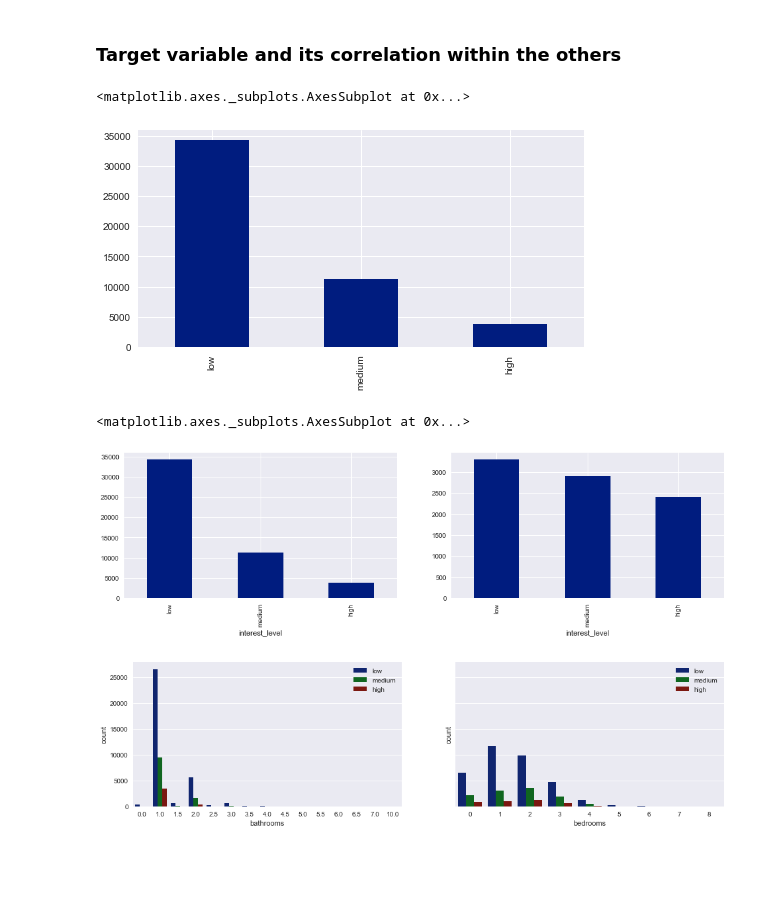
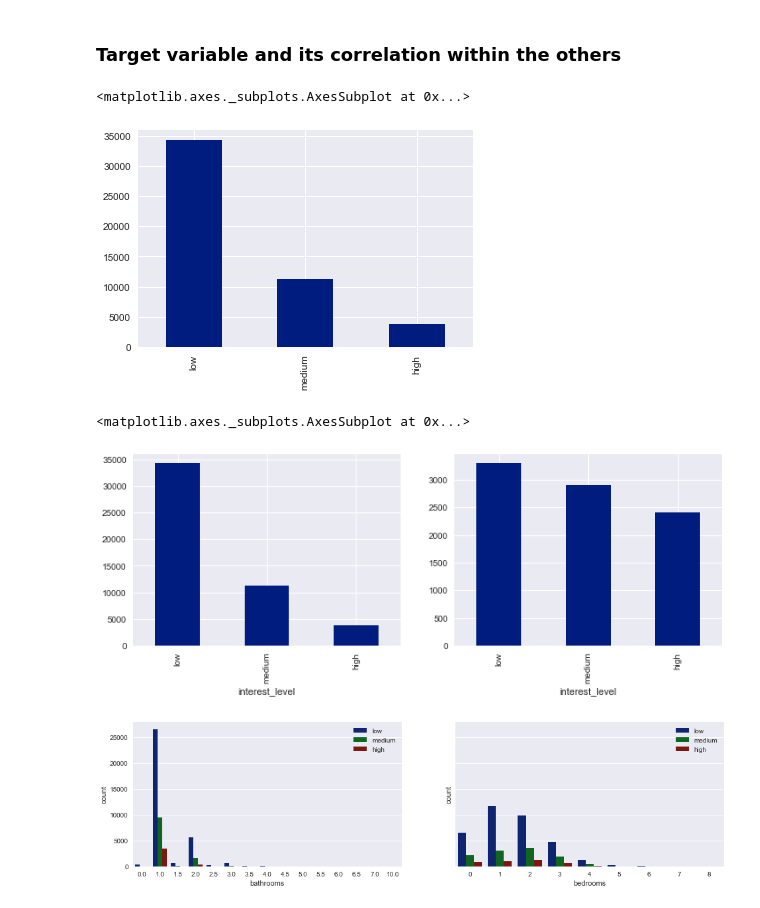
Before and after one commit to iKonon/kaggle, a Jupyter notebook: two-sigma-connect-rental-listing-inquiries/Data Exploration and Cleaning.ipynb, the cells around one changed output. Saved outputs shown, nothing was run; the diff lists cells and outputs as text; code cells hidden in the pictures; blank space fills up the shorter version.

```diff
--- a/two-sigma-connect-rental-listing-inquiries/Data Exploration and Cleaning.ipynb
+++ b/two-sigma-connect-rental-listing-inquiries/Data Exploration and Cleaning.ipynb
@@ -145,8 +42,0 @@ train_df.latitude.hist(bins = 100)
-# %%
-lon_min, lon_max = np.percentile(train_df.longitude, [1, 99]).tolist()
-print lon_min, lon_max
-
-train_df.longitude = np.where(train_df.longitude < lon_min, lon_min, train_df.longitude)
-train_df.longitude = np.where(train_df.longitude > lon_max, lon_max, train_df.longitude)
-
-train_df.longitude.hist(bins = 100)
@@ -157,4 +42,0 @@ train_df.longitude.hist(bins = 100)
-# %%
-train_df['price_log'] = np.log(train_df.price)
-
-train_df.price_log.hist(bins = 100)
@@ -164,8 +42,0 @@ train_df.price_log.hist(bins = 100)
-# %%
-price_min, price_max = np.percentile(train_df.price, [1, 99]).tolist()
-print price_min, price_max
-
-train_df.price = np.where(train_df.price < price_min, price_min, train_df.price)
-train_df.price = np.where(train_df.price > price_max, price_max, train_df.price)
-
-train_df.price.hist(bins = 100)
@@ -175,0 +43,6 @@ train_df.price.hist(bins = 100)
+# %%
+train_df['test'] = False
+test_df['test'] = True
+
+df = train_df.append(test_df).reset_index(drop=True)
+df.info()
@@ -176,18 +227,18 @@ train_df.price.hist(bins = 100)
 # %% [markdown]
 ### Target variable and its correlation within the others
 # %%
-train_df.interest_level.value_counts().plot(kind='bar', figsize=(8,4))
+train_df.interest_level.value_counts().plot(kind='bar')
 # %% [output]
 <matplotlib.axes._subplots.AxesSubplot at 0x...>
-[figure, old version]
+[figure, new version]
 # %%
-fig, axes = plt.subplots(nrows=1, ncols=2, figsize=(16,4))
+fig, axes = plt.subplots(nrows=1, ncols=2, figsize=(12,4))
 
 train_df.groupby('interest_level').price.count().reindex([u'low', u'medium', u'high']).plot(kind='bar', ax=axes[0])
 train_df.groupby('interest_level').price.median().reindex([u'low', u'medium', u'high']).plot(kind='bar', ax=axes[1])
 # %% [output]
 <matplotlib.axes._subplots.AxesSubplot at 0x...>
-[figure, old version]
+[figure, new version]
 # %%
 f, (ax1, ax2) = plt.subplots(1, 2, sharey=True)
 
```
Also changed, not shown: parts of 132 cells of this notebook, 2 other files.
